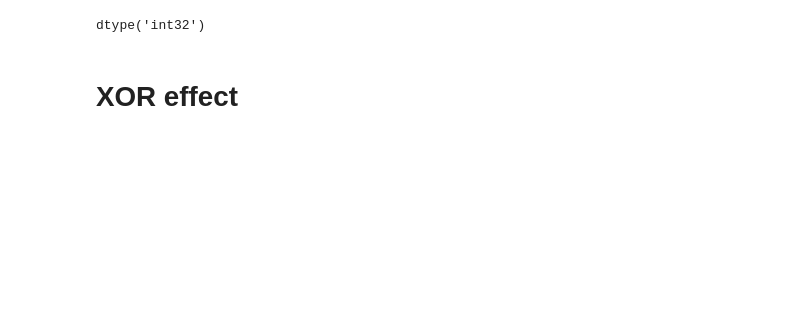
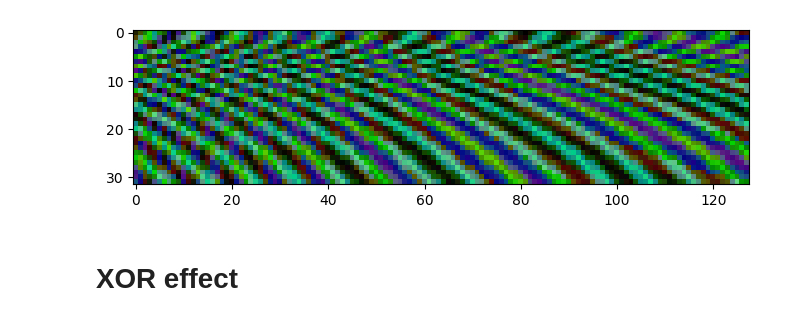
Before and after one commit to michael-betz/Espirgbani, a Jupyter notebook: dev/plasma.ipynb, the cells around one changed output. Cells and saved outputs as stored; diff of their text form; code cells hidden in the pictures; blank space fills up the shorter version.

```diff
--- a/dev/plasma.ipynb
+++ b/dev/plasma.ipynb
@@ -29,10 +28,10 @@ buff[:,:,1] = temp2 & ((j<<5)-1)
 buff[:,:,2] = (temp1^temp2)&(0x88)
 frm += 1
 img.set_data( buff )
-# %%
-temp2.dtype
-# %% [output]
-dtype('int32')
+# %%
+fig
+# %% [output]
+[figure, added]
 # %% [markdown]
 # XOR effect
 # %%
```
Also changed, not shown: parts of 21 cells of this notebook, 6 other files.
